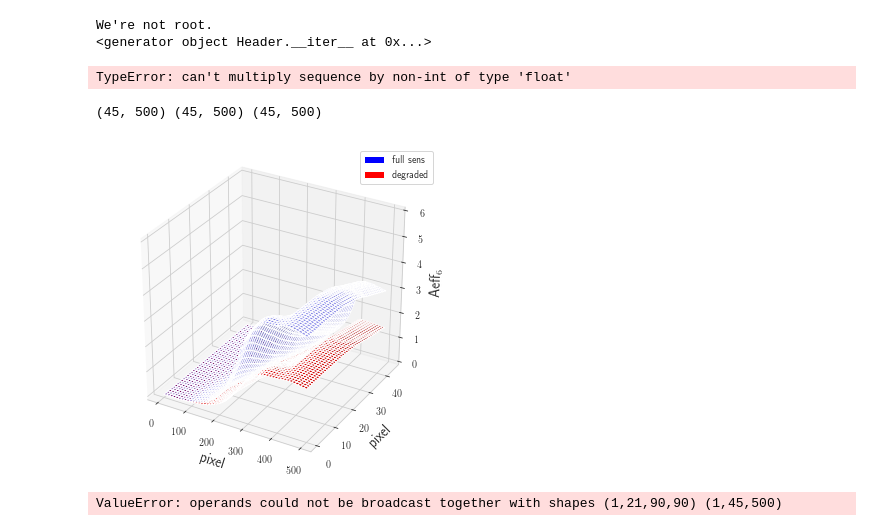
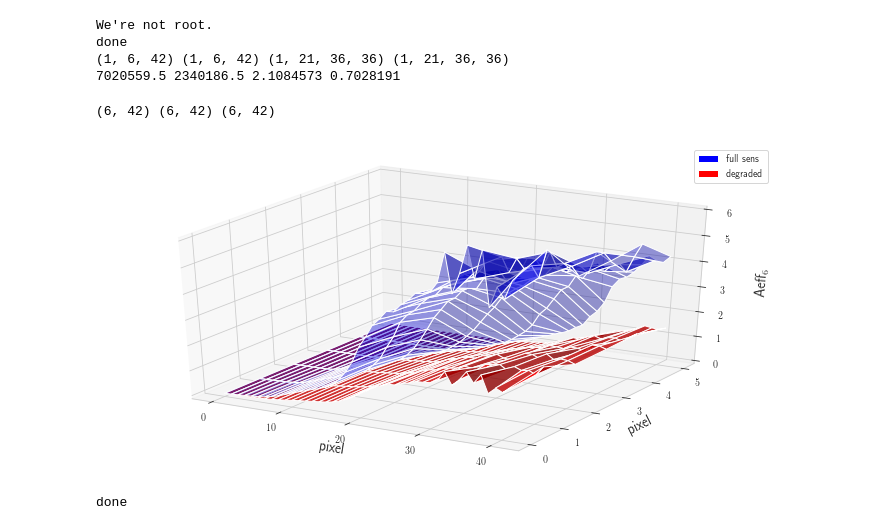
Before and after one commit to ambra-dipiano/thesis, a Jupyter notebook: notebook_IRFdegradation_v01.ipynb, the cells around one changed output. Drawn from its saved outputs; the diff is of its cells as text; code cells hidden in the pictures.

Commit message:
[update+new] fixed and updated the plotting of irf and notebook to degrade them. Also added a 4d gif creation feature for background counts in degrading the irf. Tested and working

```diff
--- a/notebook_IRFdegradation_v01.ipynb
+++ b/notebook_IRFdegradation_v01.ipynb
@@ -24,80 +24,69 @@ else:
     print("We're not root.")
 
 # setup ---!
-pathout = '/usr/local/gamma/share/caldb/data/cta/degr2/bcf/'
-pathin = '/usr/local/gamma/share/caldb/data/cta/prod2/bcf/'
-folder = 'South_0.5h/'
+pathout = '/usr/local/gamma/share/caldb/data/cta/degr3b/bcf/'
+pathin = '/usr/local/gamma/share/caldb/data/cta/prod3b/bcf/'
+folder = 'South_z20_average_100s/'
 irf = pathin + folder + 'irf_file.fits'
 degraded_irf = pathout + folder + 'irf_file.fits'
 
 with fits.open(irf) as hdul :
     aeff = hdul['EFFECTIVE AREA'].data['EFFAREA'][:]
-    print(hdul[4].header.keys())
+    bkg = hdul['BACKGROUND'].data['BKG'][:]
+#    print(list(hdul[4].header.values()))
 
-degrade_IRF(irf, degraded_irf, factor=2)
+degrade_IRF(irf, degraded_irf, factor=3)
 
 with fits.open(degraded_irf) as hdul :
     aeff2 = hdul['EFFECTIVE AREA'].data['EFFAREA'][:]
+    bkg2 = hdul['BACKGROUND'].data['BKG'][:]
+
+print(aeff.shape, aeff2.shape, bkg.shape, bkg2.shape)
+print(aeff.max(), aeff2.max(), bkg.max(), bkg2.max())
 # %% [output]
 We're not root.
-<generator object Header.__iter__ at 0x...>
+done
+(1, 6, 42) (1, 6, 42) (1, 21, 36, 36) (1, 21, 36, 36)
+7020559.5 2340186.5 2.1084573 0.7028191
-TypeError: can't multiply sequence by non-int of type 'float'
 # %%
 # ====================
 # !!! PLOT AEFF 3D !!!
 # ====================
 
 from mpl_toolkits.mplot3d import Axes3D
+from PIL import Image
 
-savefig = 'IRF2_degrading_Aeff.png'
+impath = './irf_degraded/South_z20_average_100s/'
+
+savefig = impath + 'IRF_degrading_Aeff.png'
+savefiga = impath + 'IRF_degrading_Aeff_nominal.png'
+savefigb = impath + 'IRF_degrading_Aeff_degraded.png'
 fontsize=14
 plt.rc('text', usetex=True)
 sns.set_style("whitegrid", {'axes.grid' : False})
 
 x = np.array(range(len(aeff[:][0])))
 y = np.array(range(len(aeff[0][0][:])))
 xx, yy = np.meshgrid(y, x)
 
 aeff_flat = aeff[0]
 aeff2_flat = aeff2[0]
 print(xx.shape, yy.shape, aeff_flat.shape)
 
 degradedIRF_3d(xx, yy, [aeff_flat/1e6, aeff2_flat/1e6], xlabel='pixel', ylabel='pixel',
-               zlabel='Aeff$_6$', title=None, fontsize=fontsize, zlim=(0,6), alpha=[0.4, 1],
+               zlabel='Aeff$_6$', title=None, fontsize=fontsize, zlim=(0,6), alpha=[0.4, 0.8],
                c=['b', 'r'], label=['full sens', 'degraded'], savefig=savefig)
+
+degradedIRF_3d(xx, yy, [aeff_flat/1e6], xlabel='pixel', ylabel='pixel',
+               zlabel='Aeff$_6$', title=None, fontsize=fontsize, zlim=(0,6), alpha=[0.8],
+               c=['b'], label=['full sens'], savefig=savefiga, show=False)
+
+degradedIRF_3d(xx, yy, [aeff2_flat/1e6], xlabel='pixel', ylabel='pixel',
+               zlabel='Aeff$_6$', title=None, fontsize=fontsize, zlim=(0,6), alpha=[0.8],
+               c=['r'], label=['degraded'], savefig=savefigb, show=False)
+
+print('done')
 # %% [output]
-(45, 500) (45, 500) (45, 500)
+(6, 42) (6, 42) (6, 42)
-[figure, old version]
+[figure, new version]
+done
-# %%
-from astropy.io import fits
-
-# setup ---!
-pathout = '/usr/local/gamma/share/caldb/data/cta/degr2/bcf/'
-pathin = '/usr/local/gamma/share/caldb/data/cta/prod2/bcf/'
-folder = 'South_0.5h/'
-irf = pathin + folder + 'irf_file.fits'
-degraded_irf = pathout + folder + 'irf_file.fits'
-factor = 3
-
-extension = ['EFFECTIVE AREA', 'BACKGROUND']
-field = [4, 6]
-#  field = ['EFFAREA', 'BKG']
-inv = 1/factor
-with fits.open(irf) as hdul:
-    col = [[],[]]
-    for i in range(len(extension)):
-        col[i].append(hdul[extension[i]].data.field(field[i])[:].astype(float))
-
-#print(col[0], '\n-----\n', col[1])
-
-a = [i*inv for i in col[0]]
-b = [i / j * (j*inv) for i in col[1] for j in col[0]]
-tmp = [a, b]
-
-with fits.open(degraded_irf, mode='update') as hdul:
-    for i in range(len(extension)) :
-        hdul[extension[i]].data.field(field[i])[:] = tmp[i]
-    # save changes ---!
-    hdul.flush
-# %% [output]
-ValueError: operands could not be broadcast together with shapes (1,21,90,90) (1,45,500)
```
Also changed, not shown: parts of 3 cells of this notebook, 1 other file.
